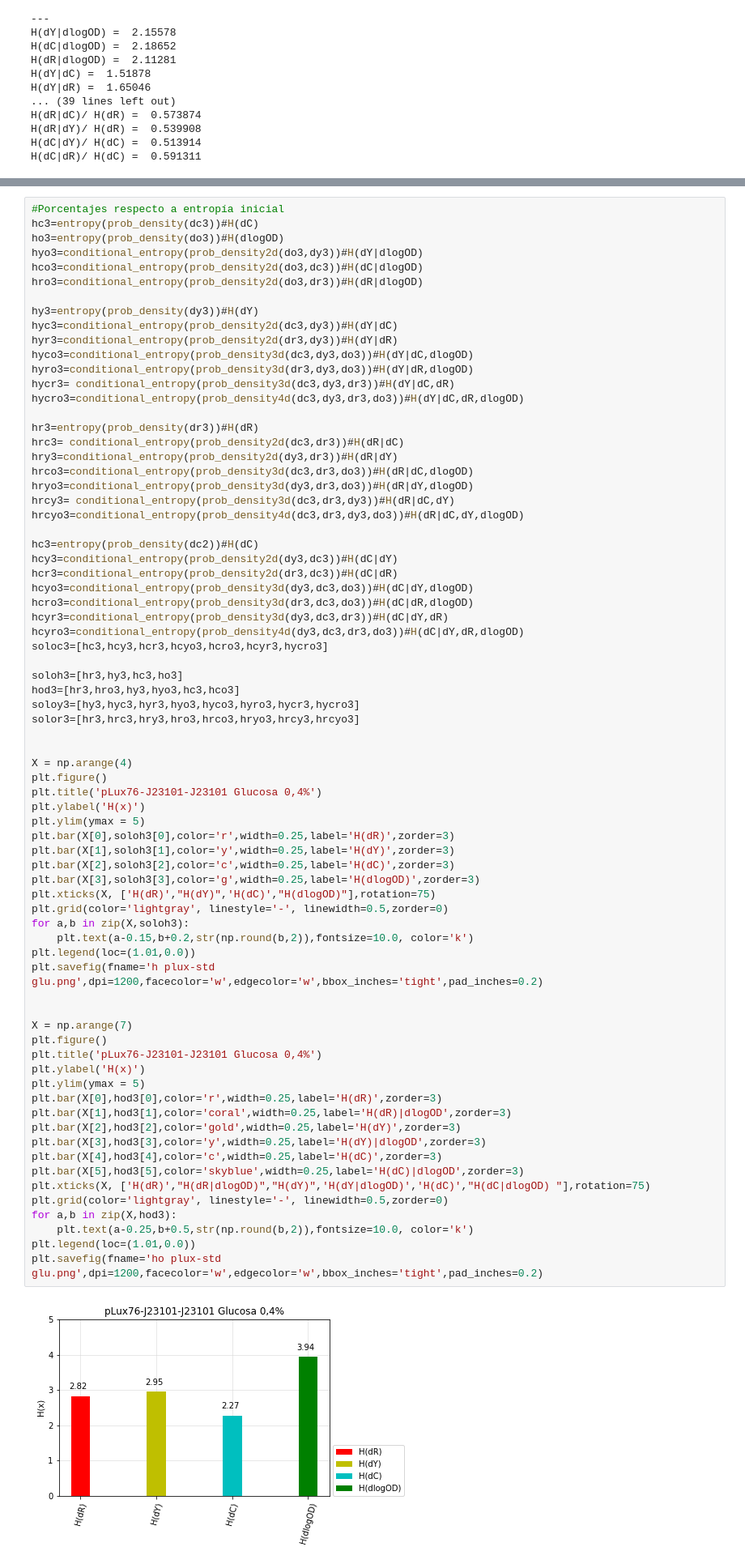
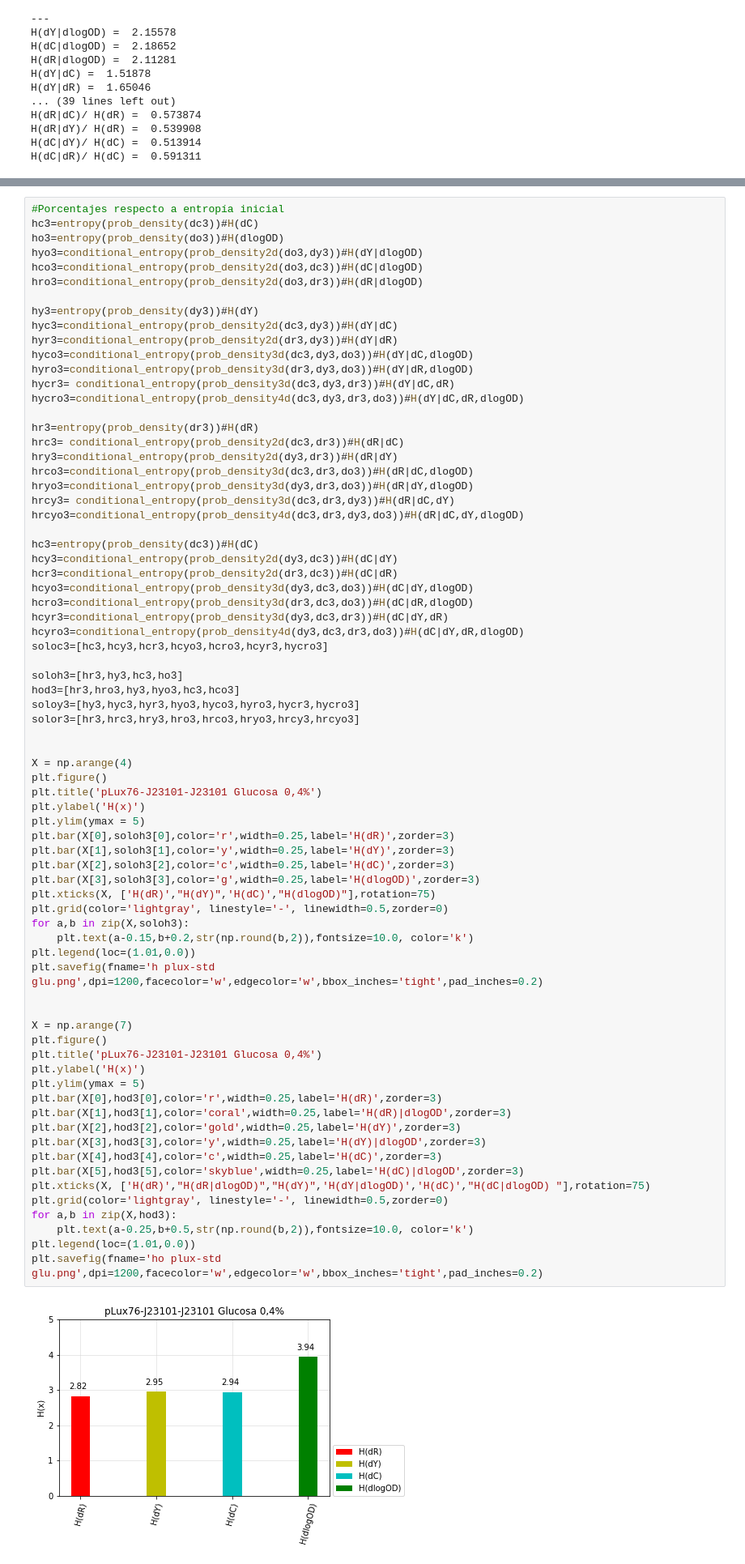
Before and after one commit to macams/Biosensores, a Jupyter notebook: Análisis/Entropía/Entropy E1.ipynb, the cells around one changed output, grey strips where cells are left out. Shown at 81% size. Cells and saved outputs as stored; diff of their text form.

```diff
--- a/Análisis/Entropía/Entropy E1.ipynb
+++ b/Análisis/Entropía/Entropy E1.ipynb
@@ -929,7 +934,7 @@ hryo3=conditional_entropy(prob_density3d(dy3,dr3,do3))#H(dR|dY,dlogOD)
 hrcy3= conditional_entropy(prob_density3d(dc3,dr3,dy3))#H(dR|dC,dY)
 hrcyo3=conditional_entropy(prob_density4d(dc3,dr3,dy3,do3))#H(dR|dC,dY,dlogOD)
 
-hc3=entropy(prob_density(dc2))#H(dC)
+hc3=entropy(prob_density(dc3))#H(dC)
 hcy3=conditional_entropy(prob_density2d(dy3,dc3))#H(dC|dY)
 hcr3=conditional_entropy(prob_density2d(dr3,dc3))#H(dC|dR)
 hcyo3=conditional_entropy(prob_density3d(dy3,dc3,do3))#H(dC|dY,dlogOD)
@@ -952,31 +957,31 @@ plt.ylim(ymax = 5)
 plt.bar(X[0],soloh3[0],color='r',width=0.25,label='H(dR)',zorder=3)
 plt.bar(X[1],soloh3[1],color='y',width=0.25,label='H(dY)',zorder=3)
 plt.bar(X[2],soloh3[2],color='c',width=0.25,label='H(dC)',zorder=3)
 plt.bar(X[3],soloh3[3],color='g',width=0.25,label='H(dlogOD)',zorder=3)
 plt.xticks(X, ['H(dR)',"H(dY)",'H(dC)',"H(dlogOD)"],rotation=75)
 plt.grid(color='lightgray', linestyle='-', linewidth=0.5,zorder=0)
 for a,b in zip(X,soloh3):
     plt.text(a-0.15,b+0.2,str(np.round(b,2)),fontsize=10.0, color='k')
 plt.legend(loc=(1.01,0.0))
 plt.savefig(fname='h plux-std glu.png',dpi=1200,facecolor='w',edgecolor='w',bbox_inches='tight',pad_inches=0.2)
 
 
 X = np.arange(7)
 plt.figure()
 plt.title('pLux76-J23101-J23101 Glucosa 0,4%')
 plt.ylabel('H(x)')
 plt.ylim(ymax = 5)
 plt.bar(X[0],hod3[0],color='r',width=0.25,label='H(dR)',zorder=3)
 plt.bar(X[1],hod3[1],color='coral',width=0.25,label='H(dR)|dlogOD',zorder=3)
 plt.bar(X[2],hod3[2],color='gold',width=0.25,label='H(dY)',zorder=3)
 plt.bar(X[3],hod3[3],color='y',width=0.25,label='H(dY)|dlogOD',zorder=3)
 plt.bar(X[4],hod3[4],color='c',width=0.25,label='H(dC)',zorder=3)
 plt.bar(X[5],hod3[5],color='skyblue',width=0.25,label='H(dC)|dlogOD',zorder=3)
 plt.xticks(X, ['H(dR)',"H(dR|dlogOD)","H(dY)",'H(dY|dlogOD)','H(dC)',"H(dC|dlogOD) "],rotation=75)
 plt.grid(color='lightgray', linestyle='-', linewidth=0.5,zorder=0)
 for a,b in zip(X,hod3):
     plt.text(a-0.25,b+0.5,str(np.round(b,2)),fontsize=10.0, color='k')
 plt.legend(loc=(1.01,0.0))
 plt.savefig(fname='ho plux-std glu.png',dpi=1200,facecolor='w',edgecolor='w',bbox_inches='tight',pad_inches=0.2)
 # %% [output]
-[figure, old version]
+[figure, new version]
```
Also changed, not shown: parts of 3 cells of this notebook, 46 other files.
